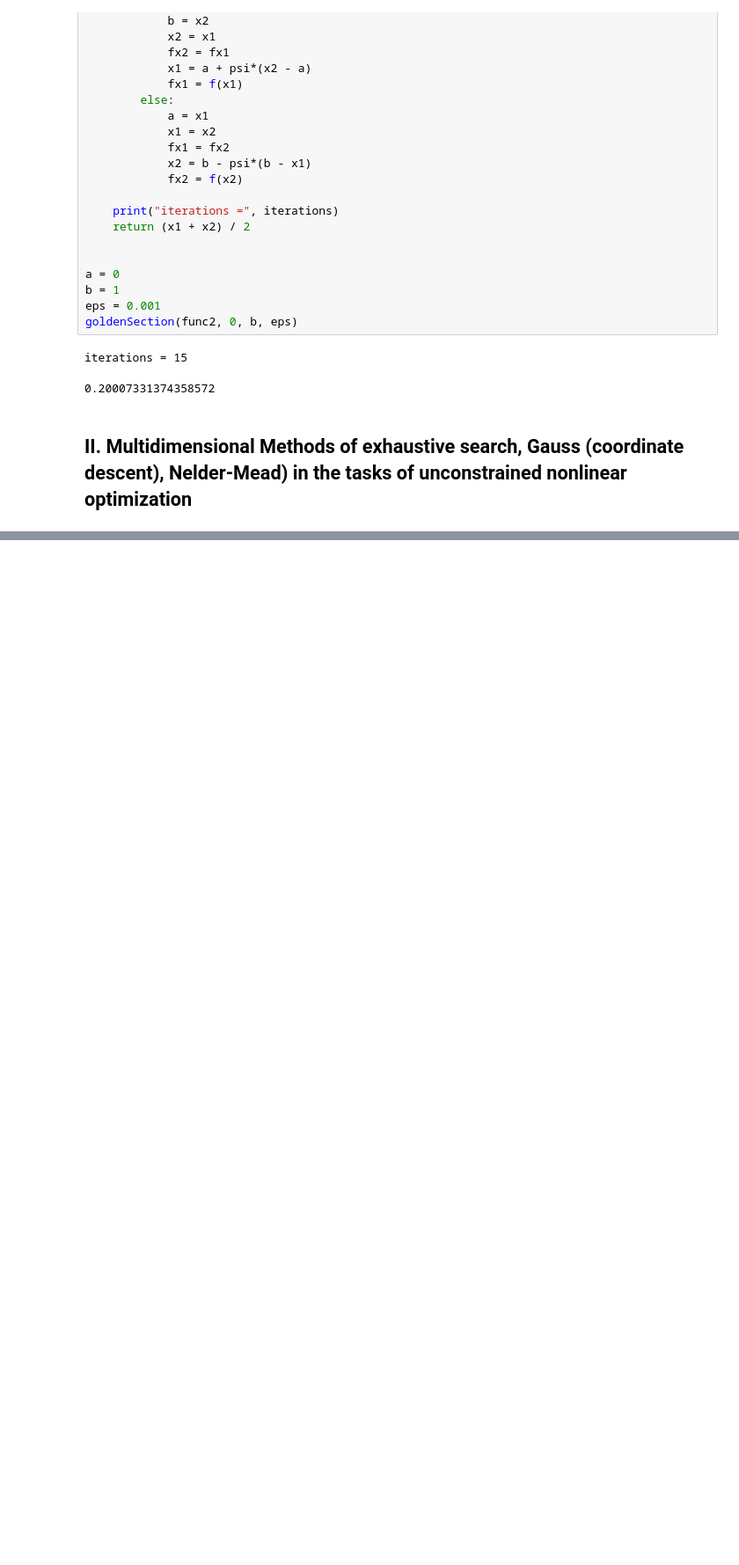
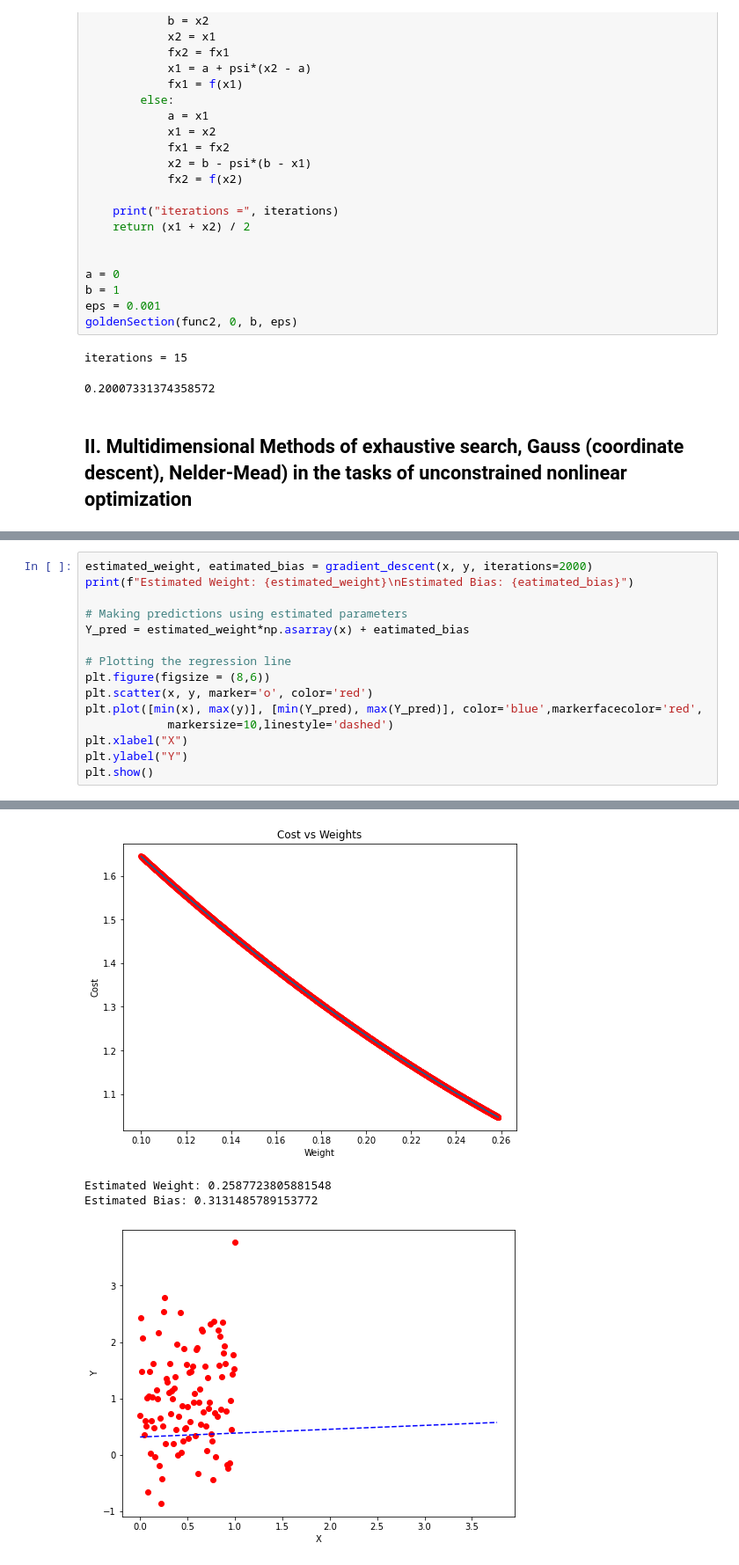
Before and after one commit to ellkrauze/algorithms2022, a Jupyter notebook: lab2/unconstrained_methods.ipynb, the cells around one changed output, grey strips where cells are left out. Shown at 88% size. Cells and saved outputs as stored; diff of their text form; blank space fills up the shorter version.

```diff
--- a/lab2/unconstrained_methods.ipynb
+++ b/lab2/unconstrained_methods.ipynb
@@ -144,0 +216,16 @@ print("y[:10]:", y[:10])
+# %%
+estimated_weight, eatimated_bias = gradient_descent(x, y, iterations=2000)
+print(f"Estimated Weight: {estimated_weight}\nEstimated Bias: {eatimated_bias}")
+
+# Making predictions using estimated parameters
+Y_pred = estimated_weight*np.asarray(x) + eatimated_bias
+
+# Plotting the regression line
+plt.figure(figsize = (8,6))
+plt.scatter(x, y, marker='o', color='red')
+plt.plot([min(x), max(y)], [min(Y_pred), max(Y_pred)], color='blue',markerfacecolor='red',
+            markersize=10,linestyle='dashed')
+plt.xlabel("X")
+plt.ylabel("Y")
+plt.show()
+# %% [output]
@@ -145 +249,5 @@ print("y[:10]:", y[:10])
+[figure, added]
+Estimated Weight: 0.2587723805881548
+Estimated Bias: 0.3131485789153772
+[figure, added]
 # %%
```
Also changed, not shown: parts of 6 cells of this notebook, 4 other files.
